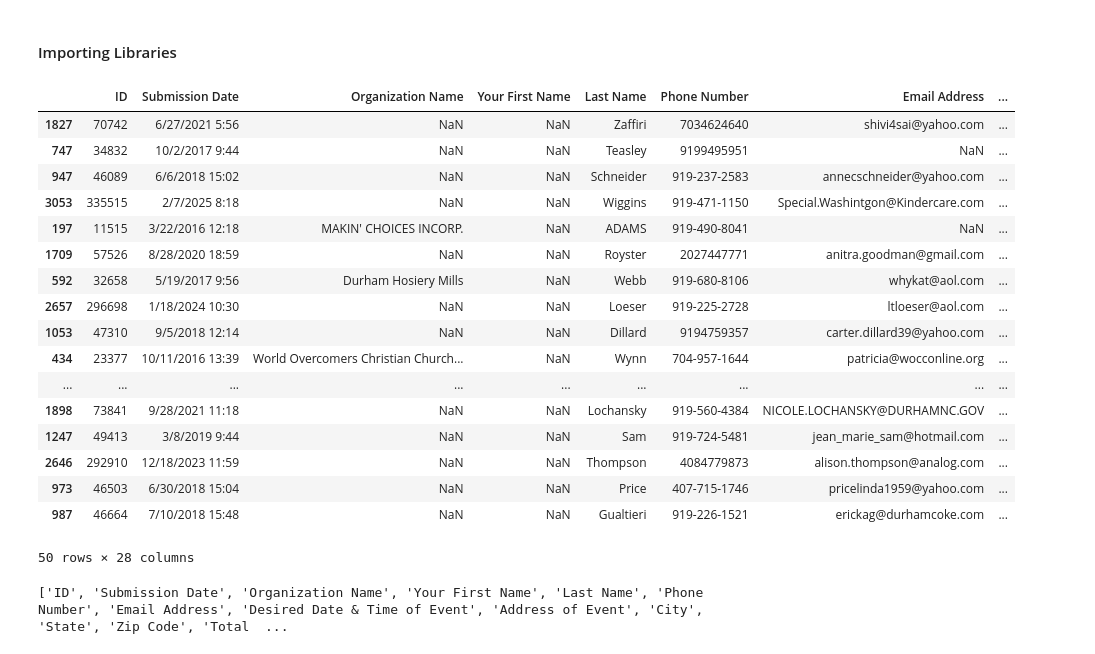
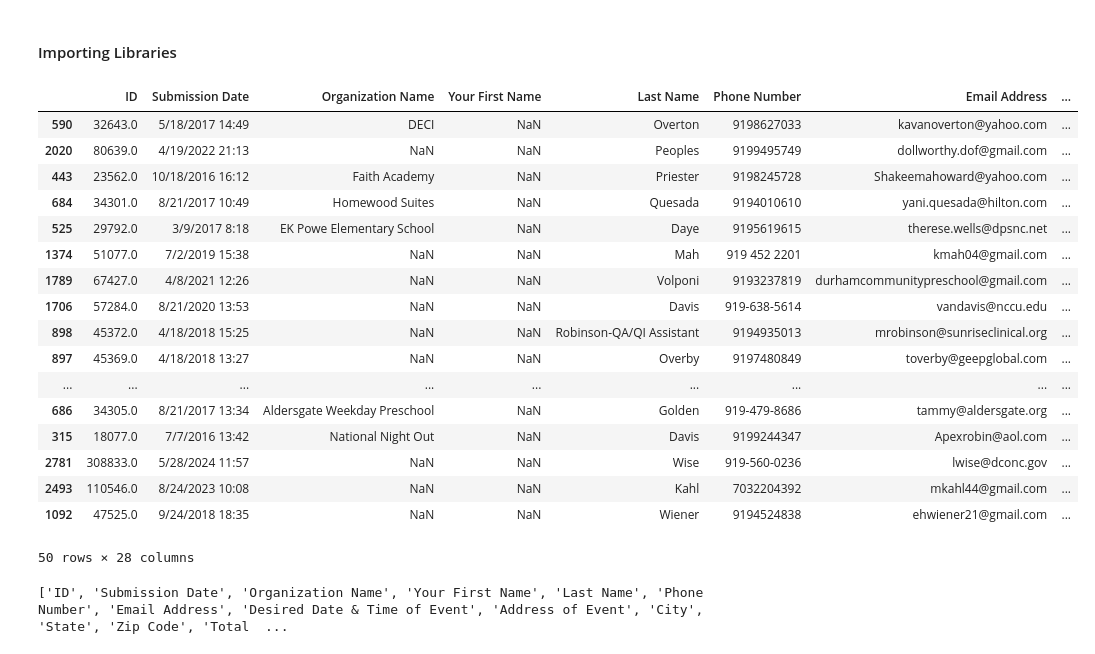
Before and after one commit to akunna1/Fire-Education-Form-Submission-Data-Cleaning, a Jupyter notebook: Data_Cleaning.ipynb, the cells around one changed output. Cells and saved outputs as stored; diff of their text form; code cells hidden in the pictures.

```diff
--- a/Data_Cleaning.ipynb
+++ b/Data_Cleaning.ipynb
@@ -7,26 +7,26 @@ import numpy as np
 import os
 import re
 # %%
-df = pd.read_csv("C:/Users/AmarachiOny/Desktop/DFD_Projects/Python/Captain_Burtons/input/Akunna.csv")
+df = pd.read_csv("C:/Users/AmarachiOny/Desktop/DFD_Projects/Python/Captain_Burtons/input/form_data_filtered.csv")
 display(df.sample(50))
 # %% [output]
 |  | ID | Submission Date | Organization Name | Your First Name | Last Name | Phone Number | Email Address | ... |
-| 1827 | 70742 | 6/27/2021 5:56 | NaN | NaN | Zaffiri | 7034624640 | shivi4sai@yahoo.com | ... |
-| 747 | 34832 | 10/2/2017 9:44 | NaN | NaN | Teasley | 9199495951 | NaN | ... |
-| 947 | 46089 | 6/6/2018 15:02 | NaN | NaN | Schneider | 919-237-2583 | annecschneider@yahoo.com | ... |
-| 3053 | 335515 | 2/7/2025 8:18 | NaN | NaN | Wiggins | 919-471-1150 | Special.Washintgon@Kindercare.com | ... |
-| 197 | 11515 | 3/22/2016 12:18 | MAKIN' CHOICES INCORP. | NaN | ADAMS | 919-490-8041 | NaN | ... |
-| 1709 | 57526 | 8/28/2020 18:59 | NaN | NaN | Royster | 2027447771 | anitra.goodman@gmail.com | ... |
-| 592 | 32658 | 5/19/2017 9:56 | Durham Hosiery Mills | NaN | Webb | 919-680-8106 | whykat@aol.com | ... |
-| 2657 | 296698 | 1/18/2024 10:30 | NaN | NaN | Loeser | 919-225-2728 | ltloeser@aol.com | ... |
-| 1053 | 47310 | 9/5/2018 12:14 | NaN | NaN | Dillard | 9194759357 | carter.dillard39@yahoo.com | ... |
-| 434 | 23377 | 10/11/2016 13:39 | World Overcomers Christian Church... | NaN | Wynn | 704-957-1644 | patricia@wocconline.org | ... |
+| 590 | 32643.0 | 5/18/2017 14:49 | DECI | NaN | Overton | 9198627033 | kavanoverton@yahoo.com | ... |
+| 2020 | 80639.0 | 4/19/2022 21:13 | NaN | NaN | Peoples | 9199495749 | dollworthy.dof@gmail.com | ... |
+| 443 | 23562.0 | 10/18/2016 16:12 | Faith Academy | NaN | Priester | 9198245728 | Shakeemahoward@yahoo.com | ... |
+| 684 | 34301.0 | 8/21/2017 10:49 | Homewood Suites | NaN | Quesada | 9194010610 | yani.quesada@hilton.com | ... |
+| 525 | 29792.0 | 3/9/2017 8:18 | EK Powe Elementary School | NaN | Daye | 9195619615 | therese.wells@dpsnc.net | ... |
+| 1374 | 51077.0 | 7/2/2019 15:38 | NaN | NaN | Mah | 919 452 2201 | kmah04@gmail.com | ... |
+| 1789 | 67427.0 | 4/8/2021 12:26 | NaN | NaN | Volponi | 9193237819 | durhamcommunitypreschool@gmail.com | ... |
+| 1706 | 57284.0 | 8/21/2020 13:53 | NaN | NaN | Davis | 919-638-5614 | vandavis@nccu.edu | ... |
+| 898 | 45372.0 | 4/18/2018 15:25 | NaN | NaN | Robinson-QA/QI Assistant | 9194935013 | mrobinson@sunriseclinical.org | ... |
+| 897 | 45369.0 | 4/18/2018 13:27 | NaN | NaN | Overby | 9197480849 | toverby@geepglobal.com | ... |
 | ... | ... | ... | ... | ... | ... | ... | ... | ... |
-| 1898 | 73841 | 9/28/2021 11:18 | NaN | NaN | Lochansky | 919-560-4384 | NICOLE.LOCHANSKY@DURHAMNC.GOV | ... |
-| 1247 | 49413 | 3/8/2019 9:44 | NaN | NaN | Sam | 919-724-5481 | jean_marie_sam@hotmail.com | ... |
-| 2646 | 292910 | 12/18/2023 11:59 | NaN | NaN | Thompson | 4084779873 | alison.thompson@analog.com | ... |
-| 973 | 46503 | 6/30/2018 15:04 | NaN | NaN | Price | 407-715-1746 | pricelinda1959@yahoo.com | ... |
-| 987 | 46664 | 7/10/2018 15:48 | NaN | NaN | Gualtieri | 919-226-1521 | erickag@durhamcoke.com | ... |
+| 686 | 34305.0 | 8/21/2017 13:34 | Aldersgate Weekday Preschool | NaN | Golden | 919-479-8686 | tammy@aldersgate.org | ... |
+| 315 | 18077.0 | 7/7/2016 13:42 | National Night Out | NaN | Davis | 9199244347 | Apexrobin@aol.com | ... |
+| 2781 | 308833.0 | 5/28/2024 11:57 | NaN | NaN | Wise | 919-560-0236 | lwise@dconc.gov | ... |
+| 2493 | 110546.0 | 8/24/2023 10:08 | NaN | NaN | Kahl | 7032204392 | mkahl44@gmail.com | ... |
+| 1092 | 47525.0 | 9/24/2018 18:35 | NaN | NaN | Wiener | 9194524838 | ehwiener21@gmail.com | ... |
 50 rows × 28 columns
 # %%
 print(df.columns.tolist())
```
Also changed, not shown: parts of 13 cells of this notebook.
